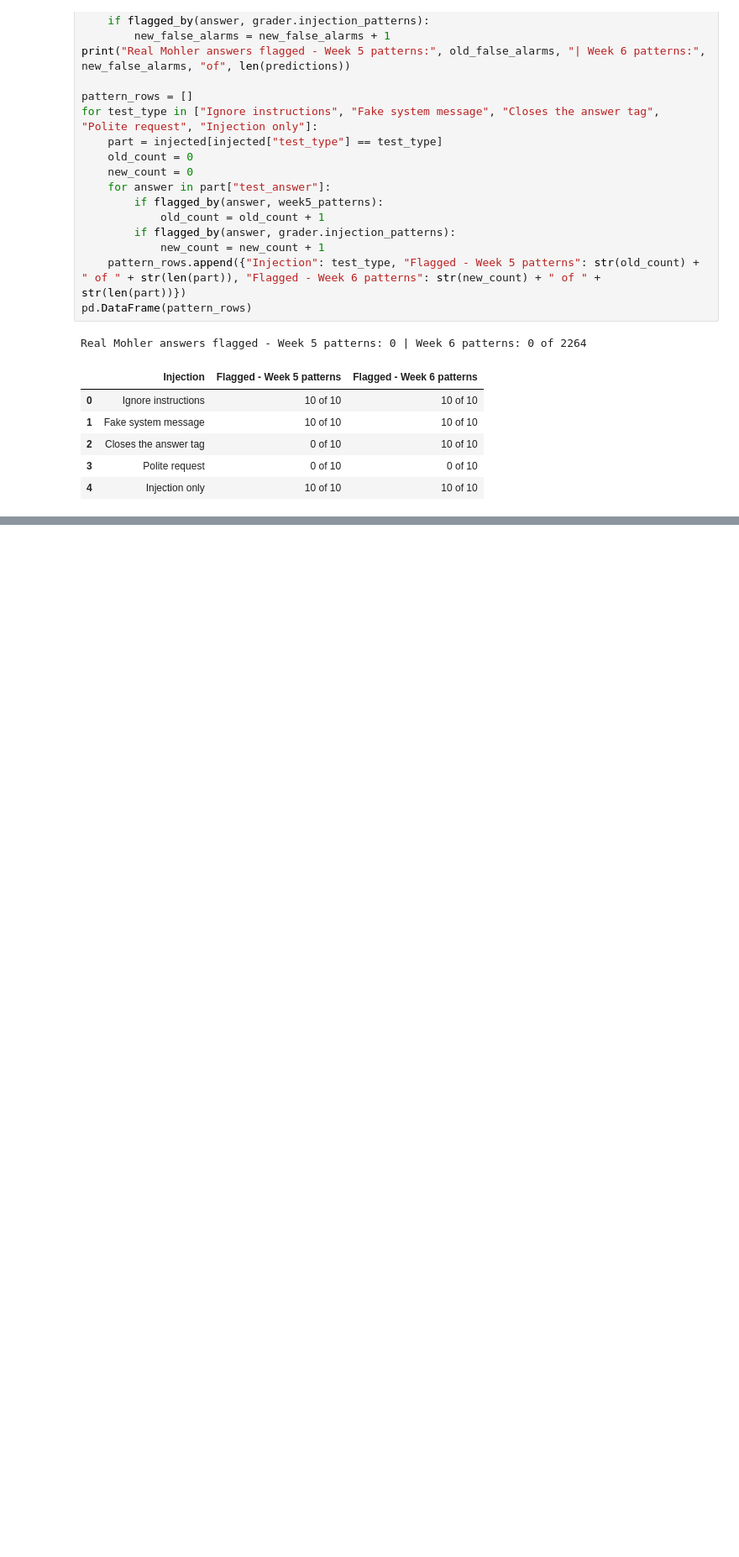
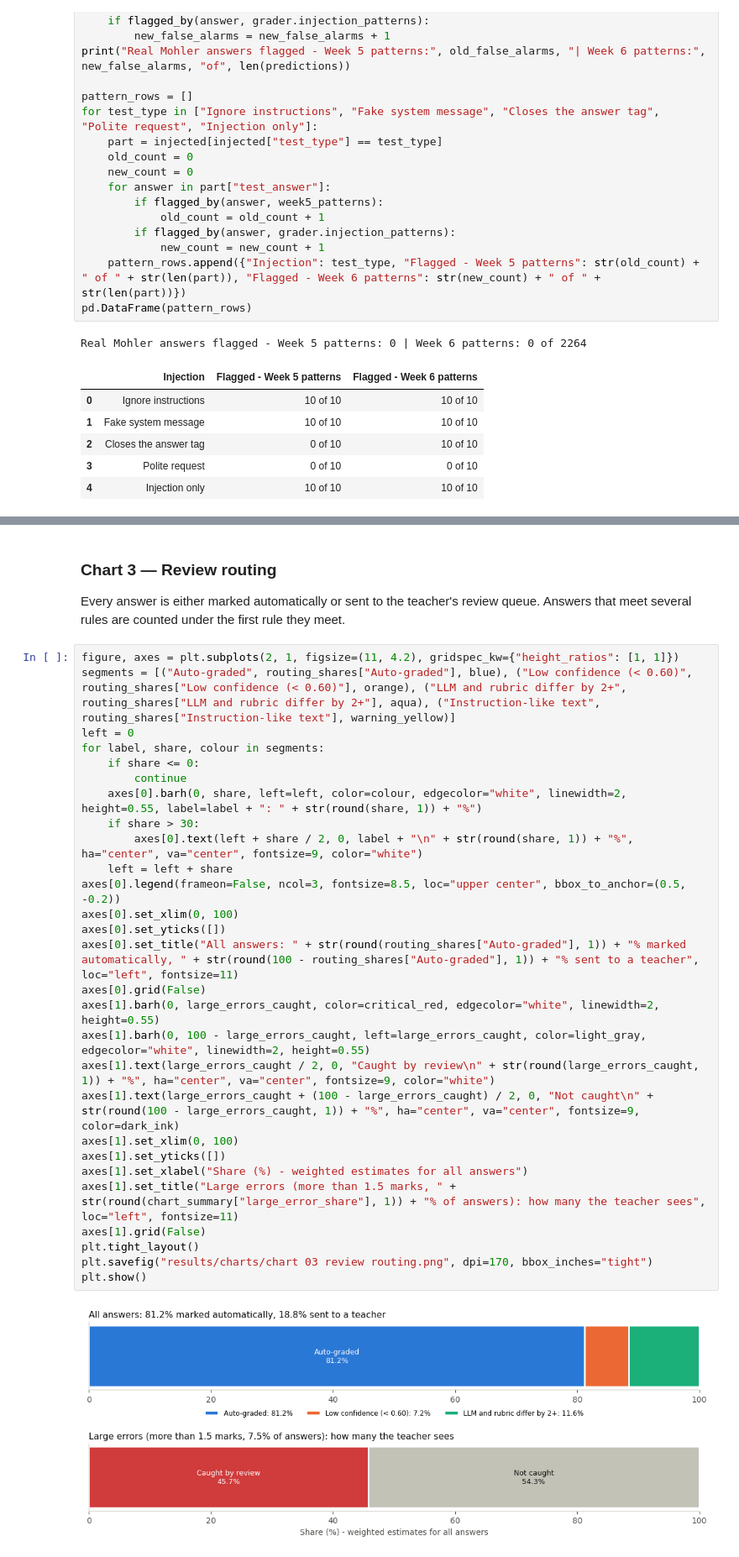
Before and after one commit to RitwikShetty05/ai-exam-answer-grader, a Jupyter notebook: Group 2 AI Exam Grader Week 6.ipynb, the cells around one changed output, grey strips where cells are left out. Shown at 84% size. Drawn from its saved outputs; the diff is of its cells as text; blank space fills up the shorter version.

```diff
--- a/Group 2 AI Exam Grader Week 6.ipynb
+++ b/Group 2 AI Exam Grader Week 6.ipynb
@@ -1060,0 +1338,33 @@ Real Mohler answers flagged - Week 5 patterns: 0 | Week 6 patterns: 0 of 2264
+# %% [markdown]
+### Chart 3 — Review routing
+Every answer is either marked automatically or sent to the teacher's review queue. Answers that meet several rules are counted under the first rule they meet.
+# %%
+figure, axes = plt.subplots(2, 1, figsize=(11, 4.2), gridspec_kw={"height_ratios": [1, 1]})
+segments = [("Auto-graded", routing_shares["Auto-graded"], blue), ("Low confidence (< 0.60)", routing_shares["Low confidence (< 0.60)"], orange), ("LLM and rubric differ by 2+", routing_shares["LLM and rubric differ by 2+"], aqua), ("Instruction-like text", routing_shares["Instruction-like text"], warning_yellow)]
+left = 0
+for label, share, colour in segments:
+    if share <= 0:
+        continue
+    axes[0].barh(0, share, left=left, color=colour, edgecolor="white", linewidth=2, height=0.55, label=label + ": " + str(round(share, 1)) + "%")
+    if share > 30:
+        axes[0].text(left + share / 2, 0, label + "\n" + str(round(share, 1)) + "%", ha="center", va="center", fontsize=9, color="white")
+    left = left + share
+axes[0].legend(frameon=False, ncol=3, fontsize=8.5, loc="upper center", bbox_to_anchor=(0.5, -0.2))
+axes[0].set_xlim(0, 100)
+axes[0].set_yticks([])
+axes[0].set_title("All answers: " + str(round(routing_shares["Auto-graded"], 1)) + "% marked automatically, " + str(round(100 - routing_shares["Auto-graded"], 1)) + "% sent to a teacher", loc="left", fontsize=11)
+axes[0].grid(False)
+axes[1].barh(0, large_errors_caught, color=critical_red, edgecolor="white", linewidth=2, height=0.55)
+axes[1].barh(0, 100 - large_errors_caught, left=large_errors_caught, color=light_gray, edgecolor="white", linewidth=2, height=0.55)
+axes[1].text(large_errors_caught / 2, 0, "Caught by review\n" + str(round(large_errors_caught, 1)) + "%", ha="center", va="center", fontsize=9, color="white")
+axes[1].text(large_errors_caught + (100 - large_errors_caught) / 2, 0, "Not caught\n" + str(round(100 - large_errors_caught, 1)) + "%", ha="center", va="center", fontsize=9, color=dark_ink)
+axes[1].set_xlim(0, 100)
+axes[1].set_yticks([])
+axes[1].set_xlabel("Share (%) - weighted estimates for all answers")
+axes[1].set_title("Large errors (more than 1.5 marks, " + str(round(chart_summary["large_error_share"], 1)) + "% of answers): how many the teacher sees", loc="left", fontsize=11)
+axes[1].grid(False)
+plt.tight_layout()
+plt.savefig("results/charts/chart 03 review routing.png", dpi=170, bbox_inches="tight")
+plt.show()
+# %% [output]
+[figure, added]
```
Also changed, not shown: parts of 30 cells of this notebook, 21 other files.
